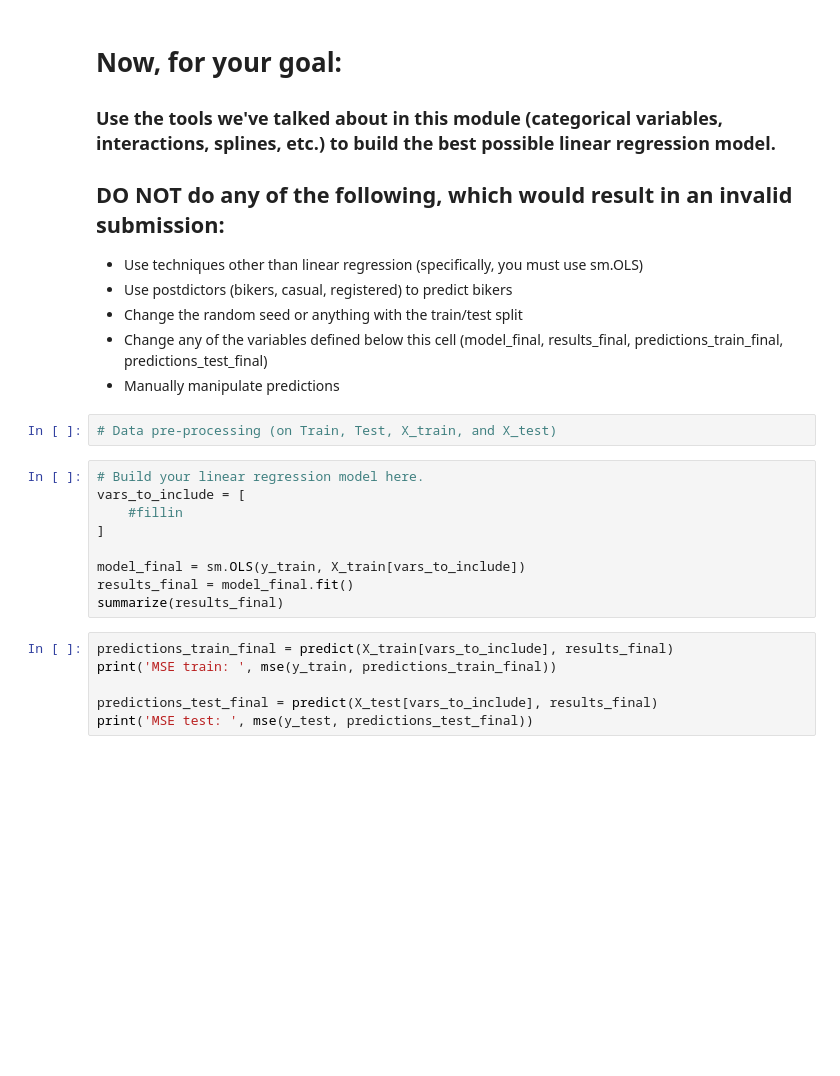
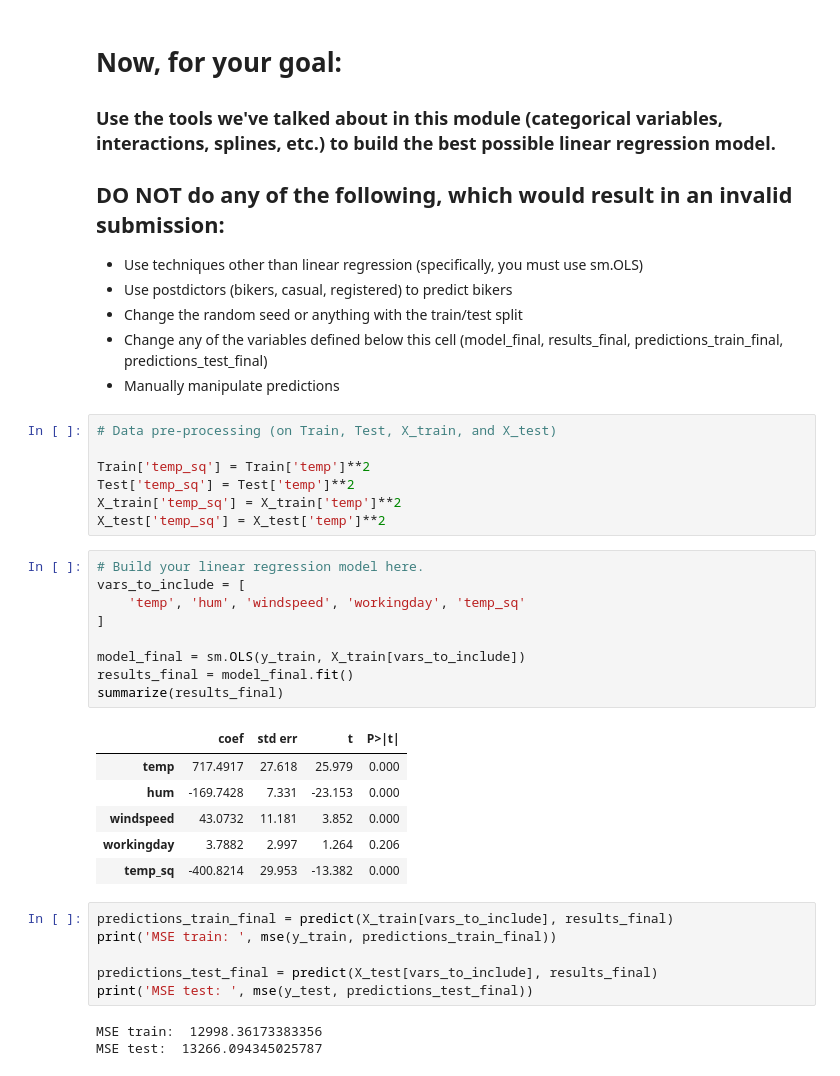
Before and after one commit to charmi124/code_2600, a Jupyter notebook: mod05_nonlinear.ipynb, the cells around one changed output. Drawn from its saved outputs; the diff is of its cells as text; blank space fills up the shorter version.

```diff
--- a/mod05_nonlinear.ipynb
+++ b/mod05_nonlinear.ipynb
@@ -354,21 +354,36 @@ plot_avg_actual_vs_predicted_by_feature(X=X_train,
 - Manually manipulate predictions
 # %%
 # Data pre-processing (on Train, Test, X_train, and X_test)
+
+Train['temp_sq'] = Train['temp']**2
+Test['temp_sq'] = Test['temp']**2
+X_train['temp_sq'] = X_train['temp']**2
+X_test['temp_sq'] = X_test['temp']**2
 # %%
 # Build your linear regression model here.
 vars_to_include = [
-    #fillin
+    'temp', 'hum', 'windspeed', 'workingday', 'temp_sq'
 ]
 
 model_final = sm.OLS(y_train, X_train[vars_to_include])
 results_final = model_final.fit()
 summarize(results_final)
+# %% [output]
+|  | coef | std err | t | P>|t| |
+| temp | 717.4917 | 27.618 | 25.979 | 0.000 |
+| hum | -169.7428 | 7.331 | -23.153 | 0.000 |
+| windspeed | 43.0732 | 11.181 | 3.852 | 0.000 |
+| workingday | 3.7882 | 2.997 | 1.264 | 0.206 |
+| temp_sq | -400.8214 | 29.953 | -13.382 | 0.000 |
 # %%
 predictions_train_final = predict(X_train[vars_to_include], results_final)
 print('MSE train: ', mse(y_train, predictions_train_final))
 
 predictions_test_final = predict(X_test[vars_to_include], results_final)
 print('MSE test: ', mse(y_test, predictions_test_final))
+# %% [output]
+MSE train:  12998.36173383356
+MSE test:  13266.094345025787
 # %%
 plot_avg_actual_vs_predicted_by_feature(X=X_train,
                                         y=y_train,
```
Also changed, not shown: parts of 1 cell of this notebook.
